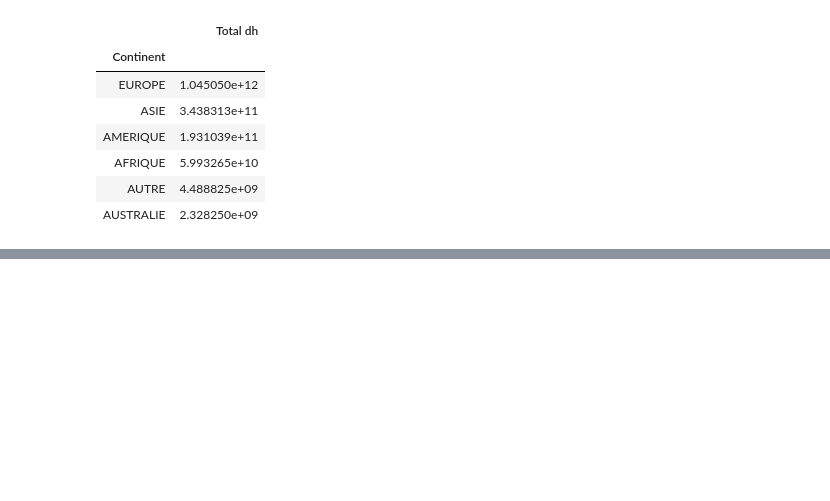
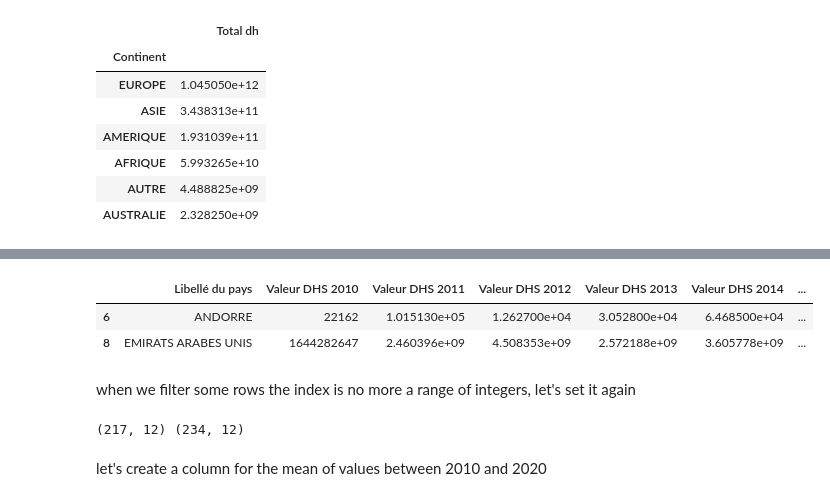
Before and after one commit to Hamid-abdellaoui/Morocco_Exchange_VIZ, a Jupyter notebook: Data/Data_prep.ipynb, the cells around one changed output, grey strips where cells are left out. Drawn from its saved outputs; the diff is of its cells as text; code cells hidden in the pictures; blank space fills up the shorter version.

```diff
--- a/Data/Data_prep.ipynb
+++ b/Data/Data_prep.ipynb
@@ -413,0 +511,16 @@ Export_total[(Export_total["Libellé du flux"]=="Importations CAF")].groupby(["C
+# %%
+for_map1.head(2)
+# %% [output]
+|  | Libellé du pays | Valeur DHS 2010 | Valeur DHS 2011 | Valeur DHS 2012 | Valeur DHS 2013 | Valeur DHS 2014 | ... |
+| 6 | ANDORRE | 22162 | 1.015130e+05 | 1.262700e+04 | 3.052800e+04 | 6.468500e+04 | ... |
+| 8 | EMIRATS ARABES UNIS | 1644282647 | 2.460396e+09 | 4.508353e+09 | 2.572188e+09 | 3.605778e+09 | ... |
+# %% [markdown]
+when we filter some rows the index is no more a range of integers, let's set it again
+# %%
+for_map0.index=range(len(for_map0))
+for_map1.index=range(len(for_map1))
+print(for_map0.shape, for_map1.shape)
+# %% [output]
+(217, 12) (234, 12)
+# %% [markdown]
+let's create a column for the mean of values between 2010 and 2020
```
Also changed, not shown: parts of 63 cells of this notebook, 6 other files.
